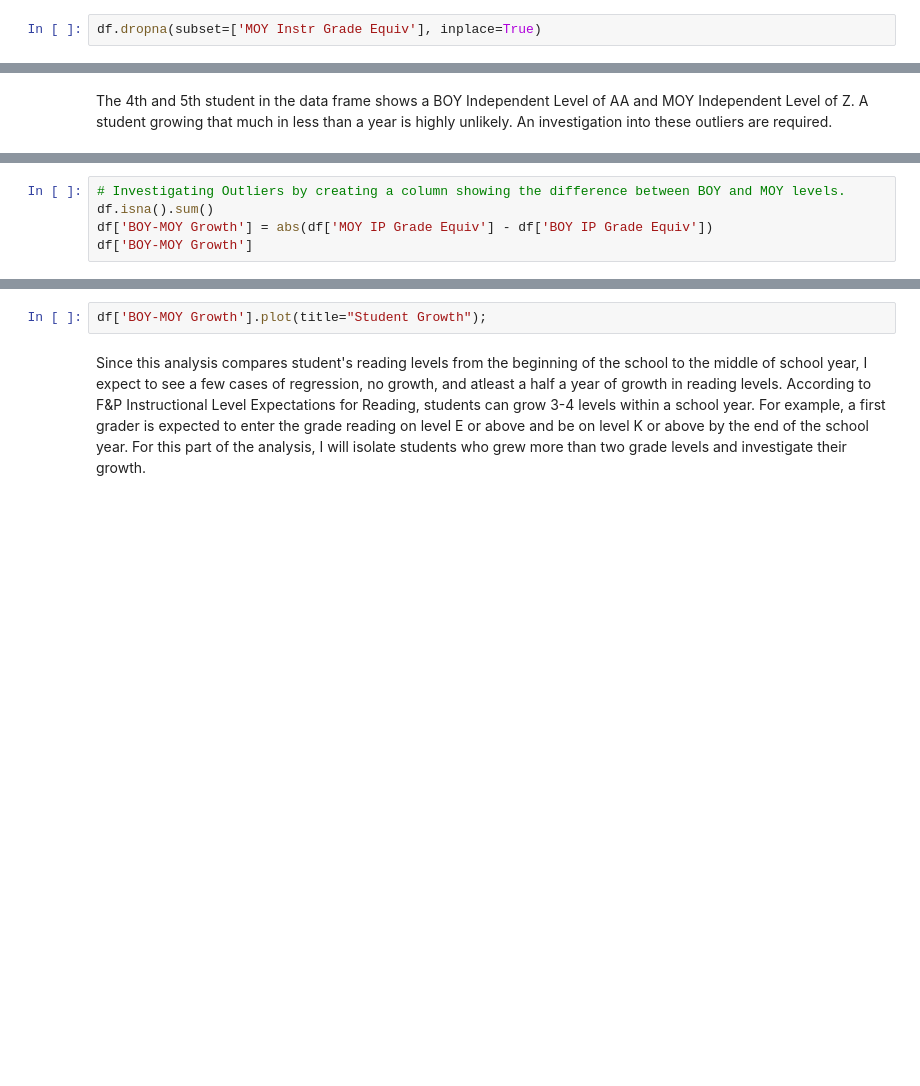
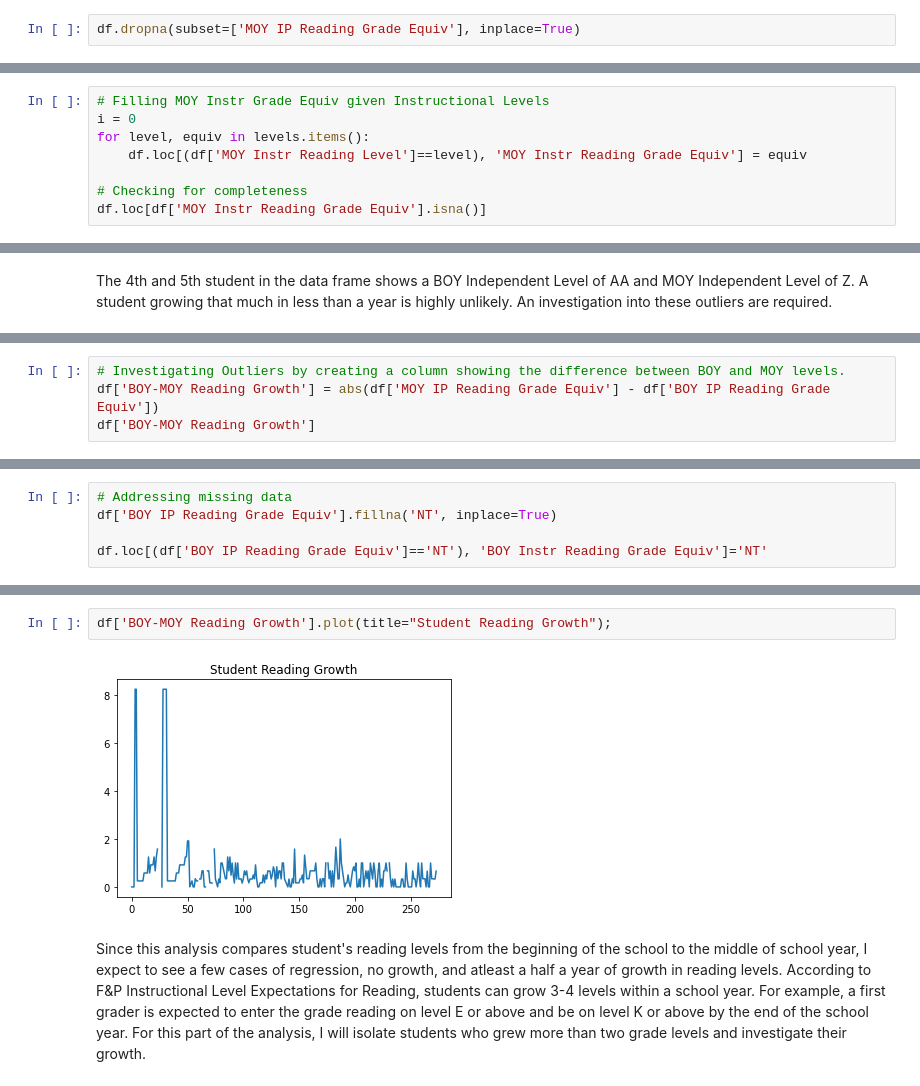
Before and after one commit to smartbre/studentdata, a Jupyter notebook: Student Academic Data.ipynb, the cells around one changed output, grey strips where cells are left out. Saved outputs shown, nothing was run; the diff lists cells and outputs as text; blank space fills up the shorter version.

Commit message:
Continued work with student data

```diff
--- a/Student Academic Data.ipynb
+++ b/Student Academic Data.ipynb
@@ -334,5 +536,5 @@ df.loc[df['MOY Instr Grade Equiv'].isna()]
 # %% [markdown]
 The data shows that students missing MOY data also were students who are also missing in the BOY. My assumption is that these students were registered, but didnot attend the school. I will drop these records from the data frame.
 # %%
-df.dropna(subset=['MOY Instr Grade Equiv'], inplace=True)
+df.dropna(subset=['MOY IP Reading Grade Equiv'], inplace=True)
 # %%
@@ -339,0 +544,8 @@ df['MOY Instr Grade Equiv'].isna().sum()
+# %%
+# Filling MOY Instr Grade Equiv given Instructional Levels
+i = 0
+for level, equiv in levels.items():
+    df.loc[(df['MOY Instr Reading Level']==level), 'MOY Instr Reading Grade Equiv'] = equiv
+
+# Checking for completeness
+df.loc[df['MOY Instr Reading Grade Equiv'].isna()]
@@ -353,6 +603,5 @@ df[['BOY IP Grade Equiv','BOY Instr Grade Equiv','MOY IP Grade Equiv','MOY Instr
         ].apply(pd.to_numeric, errors='coerce')
 # %%
 # Investigating Outliers by creating a column showing the difference between BOY and MOY levels.
-df.isna().sum()
-df['BOY-MOY Growth'] = abs(df['MOY IP Grade Equiv'] - df['BOY IP Grade Equiv'])
-df['BOY-MOY Growth']
+df['BOY-MOY Reading Growth'] = abs(df['MOY IP Reading Grade Equiv'] - df['BOY IP Reading Grade Equiv'])
+df['BOY-MOY Reading Growth']
@@ -358,0 +641,5 @@ df['BOY-MOY Growth']
+# %%
+# Addressing missing data
+df['BOY IP Reading Grade Equiv'].fillna('NT', inplace=True)
+
+df.loc[(df['BOY IP Reading Grade Equiv']=='NT'), 'BOY Instr Reading Grade Equiv']='NT'
@@ -359,4 +666,6 @@ df['BOY-MOY Growth']
 # %%
-df['BOY-MOY Growth'].plot(title="Student Growth");
+df['BOY-MOY Reading Growth'].plot(title="Student Reading Growth");
+# %% [output]
+[figure, added]
 # %% [markdown]
 Since this analysis compares student's reading levels from the beginning of the school to the middle of school year, I expect to see a few cases of regression, no growth, and atleast a half a year of growth in reading levels. According to F&P Instructional Level Expectations for Reading, students can grow 3-4 levels within a school year. For example, a first grader is expected to enter the grade reading on level E or above and be on level K or above by the end of the school year. For this part of the analysis, I will isolate students who grew more than two grade levels and investigate their growth.
```
Also changed, not shown: parts of 42 cells of this notebook.
